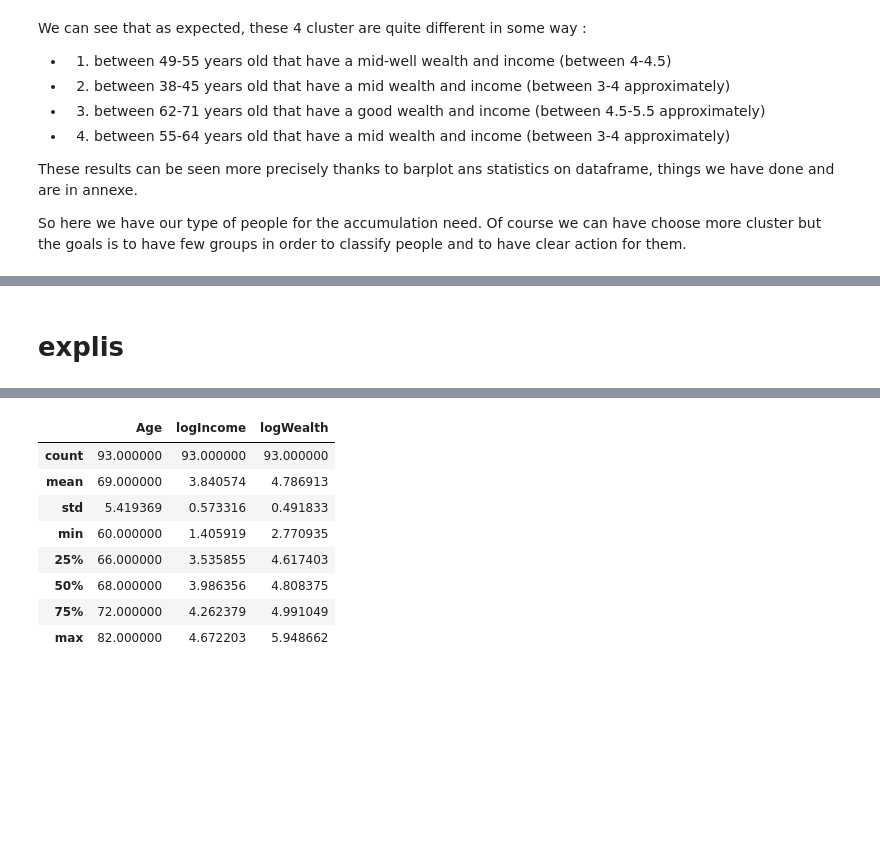
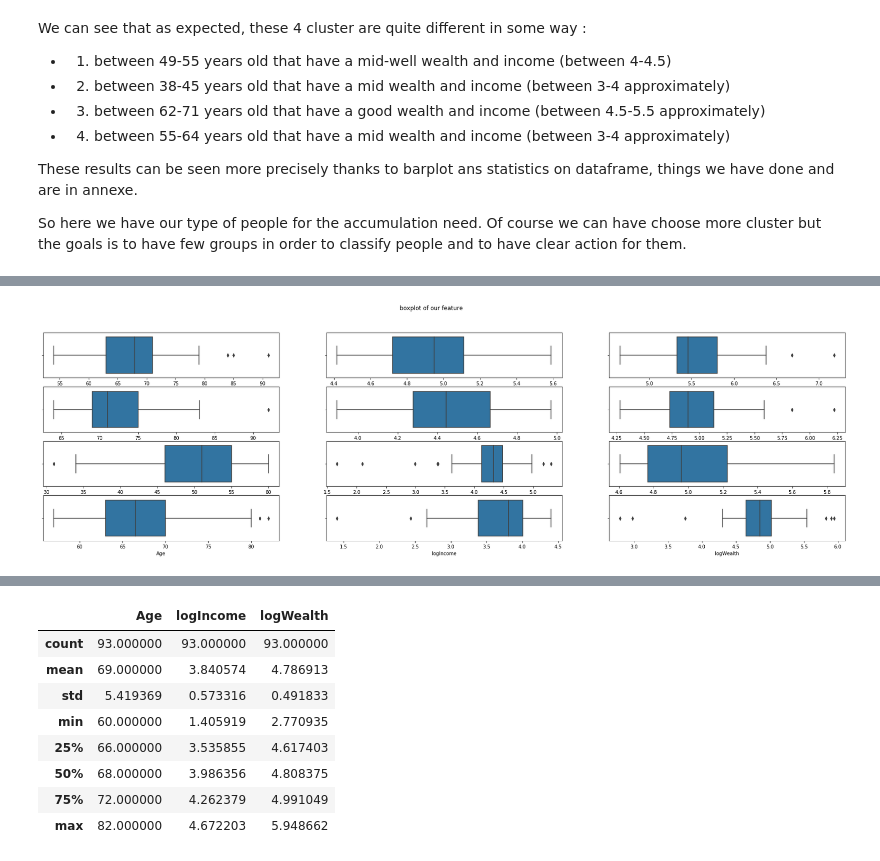
Before and after one commit to Emmalito/ML_BC2, a Jupyter notebook: src/4_Interpretability.ipynb, the cells around one changed output, grey strips where cells are left out. Drawn from its saved outputs; the diff is of its cells as text; code cells hidden in the pictures; blank space fills up the shorter version.

```diff
--- a/src/4_Interpretability.ipynb
+++ b/src/4_Interpretability.ipynb
@@ -308,2 +304,7 @@ classes [0 1 2 3] distributed as : [55 60 72 67]
-# %% [markdown]
-# explis
+# %%
+distrib = []
+for i in range(4):
+    distrib.append(repartition(labels_inc, i, Inc_true))
+boxplot_cluster(distrib)
+# %% [output]
+[figure, added]
```
Also changed, not shown: parts of 6 cells of this notebook.
